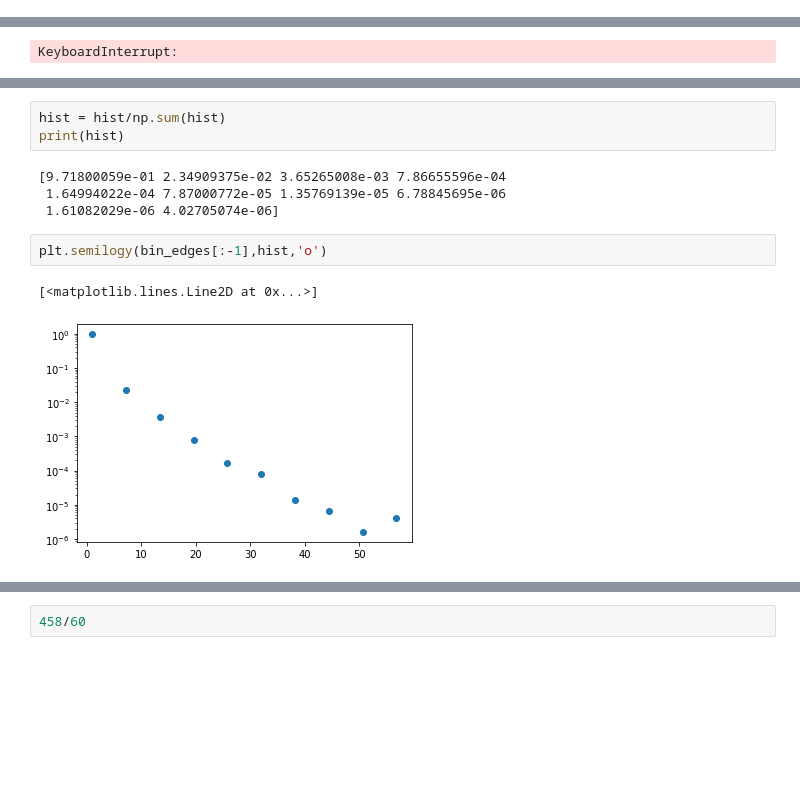
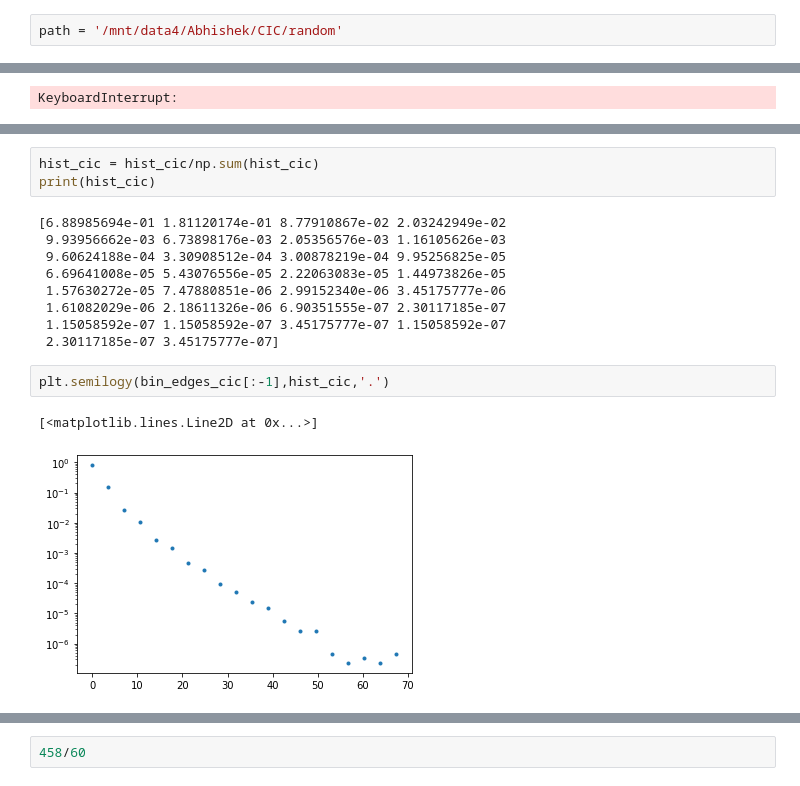
Before and after one commit to abhishek-jana/HODProject, a Jupyter notebook: cic_plot.ipynb, the cells around one changed output, grey strips where cells are left out. Drawn from its saved outputs; the diff is of its cells as text; blank space fills up the shorter version.

```diff
--- a/cic_plot.ipynb
+++ b/cic_plot.ipynb
@@ -13,3 +11,5 @@ path = '/home/ajana/CIC/'
+# %%
+path = '/mnt/data4/Abhishek/CIC/random'
 # %%
 %%time
 data = []
@@ -34,15 +34,20 @@ Wall time: 107 ms
-# %%
-hist = hist/np.sum(hist)
-print(hist)
-# %% [output]
-[9.71800059e-01 2.34909375e-02 3.65265008e-03 7.86655596e-04
- 1.64994022e-04 7.87000772e-05 1.35769139e-05 6.78845695e-06
- 1.61082029e-06 4.02705074e-06]
+# %%
+hist_cic = hist_cic/np.sum(hist_cic)
+print(hist_cic)
+# %% [output]
+[6.88985694e-01 1.81120174e-01 8.77910867e-02 2.03242949e-02
+ 9.93956662e-03 6.73898176e-03 2.05356576e-03 1.16105626e-03
+ 9.60624188e-04 3.30908512e-04 3.00878219e-04 9.95256825e-05
+ 6.69641008e-05 5.43076556e-05 2.22063083e-05 1.44973826e-05
+ 1.57630272e-05 7.47880851e-06 2.99152340e-06 3.45175777e-06
+ 1.61082029e-06 2.18611326e-06 6.90351555e-07 2.30117185e-07
+ 1.15058592e-07 1.15058592e-07 3.45175777e-07 1.15058592e-07
+ 2.30117185e-07 3.45175777e-07]
 # %%
-plt.semilogy(bin_edges[:-1],hist,'o')
+plt.semilogy(bin_edges_cic[:-1],hist_cic,'.')
 # %% [output]
 [<matplotlib.lines.Line2D at 0x...>]
-[figure, old version]
+[figure, new version]
 # %%
 plt.plot(bin_edges[:-1],np.log(hist),'o')
 # %% [output]
```
Also changed, not shown: parts of 7 cells of this notebook, 8 other files.
